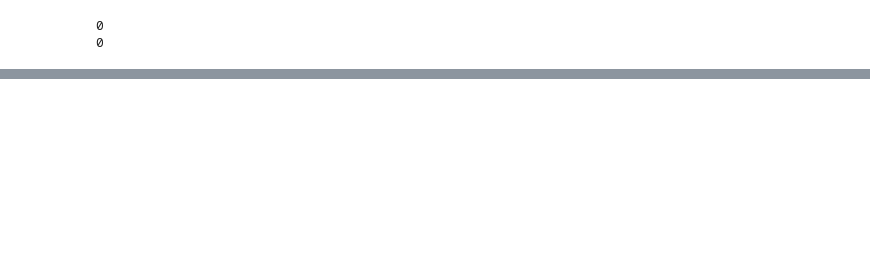
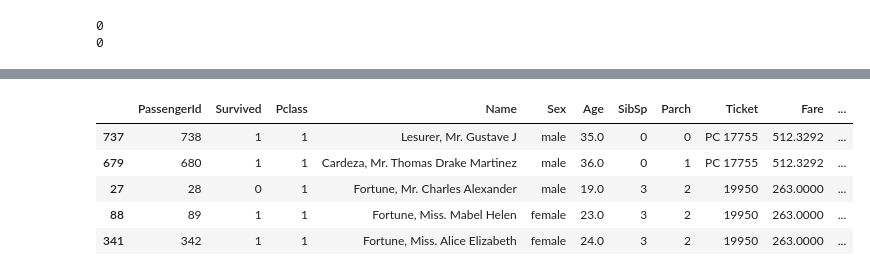
Before and after one commit to MariuszGodl/preprocessing-gradient, a Jupyter notebook: src/titanis.ipynb, the cells around one changed output, grey strips where cells are left out. Cells and saved outputs as stored; diff of their text form; code cells hidden in the pictures; blank space fills up the shorter version.

Commit message:
PreProcessing done v1

```diff
--- a/src/titanis.ipynb
+++ b/src/titanis.ipynb
@@ -274,0 +382,25 @@ def multiboxplot()
+# %%
+def get_outliers(x):
+    q1 = x.quantile(0.25)
+    q3 = x.quantile(0.75)
+    iqr_const = 1.5
+    iqr = q3 - q1
+    lower_bound = q1 - iqr_const * iqr
+    upper_bound = q3 + iqr_const * iqr
+    # this one return error as it is series comparison, | is a element wise comparison
+    #return ( x < lower_bound) or (x > upper_bound)
+    return ( x < lower_bound) | (x > upper_bound)
+
+outliers_grouped_by_pclass = train[train.groupby("Pclass")["Fare"].transform(get_outliers)]
+# %%
+# we get outliers where Pclass == 1 later we sort by the Fare in decresing order, and show 5 first values
+outliers_grouped_by_pclass[outliers_grouped_by_pclass["Pclass"] == 1].sort_values(by="Fare", ascending=False).head()
+# some random rich people got prepium ticker they can stay
+# I am done with the first phase so i will remove the name and cabin
+# %% [output]
+|  | PassengerId | Survived | Pclass | Name | Sex | Age | SibSp | Parch | Ticket | Fare | ... |
+| 737 | 738 | 1 | 1 | Lesurer, Mr. Gustave J | male | 35.0 | 0 | 0 | PC 17755 | 512.3292 | ... |
+| 679 | 680 | 1 | 1 | Cardeza, Mr. Thomas Drake Martinez | male | 36.0 | 0 | 1 | PC 17755 | 512.3292 | ... |
+| 27 | 28 | 0 | 1 | Fortune, Mr. Charles Alexander | male | 19.0 | 3 | 2 | 19950 | 263.0000 | ... |
+| 88 | 89 | 1 | 1 | Fortune, Miss. Mabel Helen | female | 23.0 | 3 | 2 | 19950 | 263.0000 | ... |
+| 341 | 342 | 1 | 1 | Fortune, Miss. Alice Elizabeth | female | 24.0 | 3 | 2 | 19950 | 263.0000 | ... |
```
Also changed, not shown: parts of 23 cells of this notebook, 1 other file.
